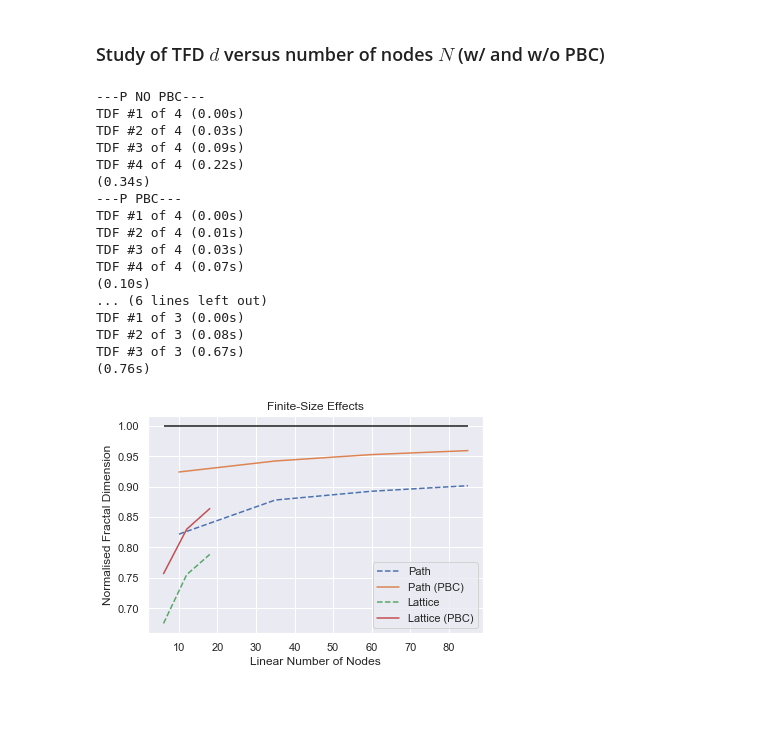
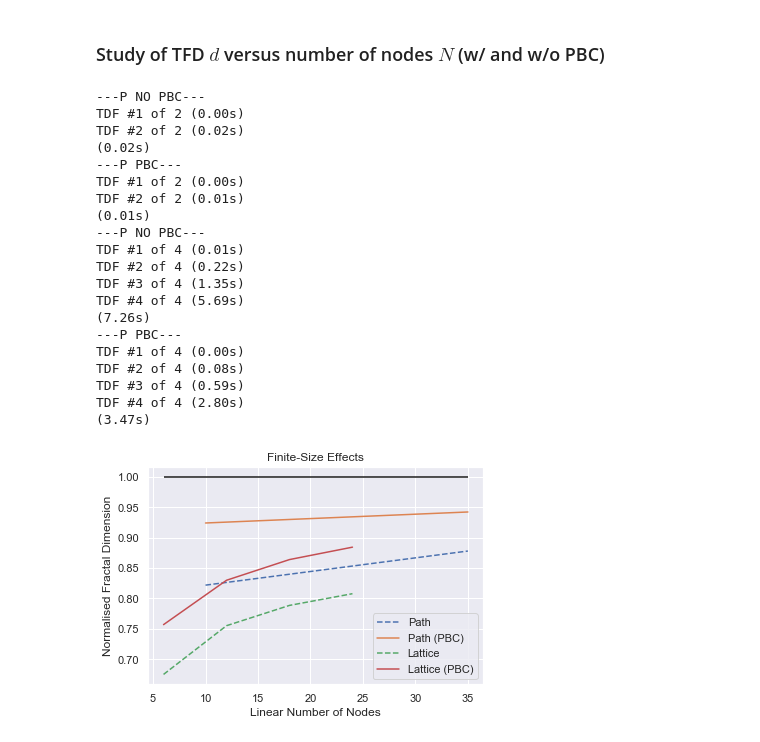
Before and after one commit to florianst/fractaldim_proteininteract, a Jupyter notebook: ipynb/Scaling.ipynb, the cells around one changed output. Drawn from its saved outputs; the diff is of its cells as text; code cells hidden in the pictures; blank space fills up the shorter version.

Commit message:
more plots

```diff
--- a/ipynb/Scaling.ipynb
+++ b/ipynb/Scaling.ipynb
@@ -40,43 +40,46 @@ def d_vs_N(graph_builder, Nmin=10, Nmax=100, Nstep=5, PBC=False):
     return N, d
 # %%
 print("---P NO PBC---")
-Np, dp_nopbc = d_vs_N(graphs.build_path_graph, Nmin=10, Nmax=100, Nstep=25, PBC=False)
+Np, dp_nopbc = d_vs_N(graphs.build_path_graph, Nmin=10, Nmax=50, Nstep=25, PBC=False)
 print("---P PBC---")
-Np, dp_pbc = d_vs_N(graphs.build_path_graph,  Nmin=10, Nmax=100, Nstep=25, PBC=True)
+Np, dp_pbc = d_vs_N(graphs.build_path_graph,  Nmin=10, Nmax=50, Nstep=25, PBC=True)
 
 print("---P NO PBC---")
-Nl, dl_nopbc = d_vs_N(graphs.build_lattice_graph, Nmin=6, Nmax=20, Nstep=6, PBC=False)
+Nl, dl_nopbc = d_vs_N(graphs.build_lattice_graph, Nmin=6, Nmax=30, Nstep=6, PBC=False)
 print("---P PBC---")
-Nl, dl_pbc = d_vs_N(graphs.build_lattice_graph, Nmin=6, Nmax=20, Nstep=6, PBC=True)
+Nl, dl_pbc = d_vs_N(graphs.build_lattice_graph, Nmin=6, Nmax=30, Nstep=6, PBC=True)
 
 plt.figure()
 plt.plot(Np, dp_nopbc / 1, "--", label="Path")
 plt.plot(Np, dp_pbc / 1, "-", label="Path (PBC)")
 plt.plot(Nl, dl_nopbc / 2, "--", label="Lattice")
 plt.plot(Nl, dl_pbc / 2, "-", label="Lattice (PBC)")
 plt.hlines(1, min(Np[0],Nl[0]), max(Np[-1],Nl[-1]))
 plt.legend()
 plt.title("Finite-Size Effects")
 plt.xlabel("Linear Number of Nodes")
 plt.ylabel("Normalised Fractal Dimension")
 plt.savefig("fse_path.pdf")
 plt.show()
 # %% [output]
 ---P NO PBC---
-TDF #1 of 4 (0.00s)
-TDF #2 of 4 (0.03s)
-TDF #3 of 4 (0.09s)
-TDF #4 of 4 (0.22s)
-(0.34s)
+TDF #1 of 2 (0.00s)
+TDF #2 of 2 (0.02s)
+(0.02s)
+---P PBC---
+TDF #1 of 2 (0.00s)
+TDF #2 of 2 (0.01s)
+(0.01s)
+---P NO PBC---
+TDF #1 of 4 (0.01s)
+TDF #2 of 4 (0.22s)
+TDF #3 of 4 (1.35s)
+TDF #4 of 4 (5.69s)
+(7.26s)
 ---P PBC---
 TDF #1 of 4 (0.00s)
-TDF #2 of 4 (0.01s)
-TDF #3 of 4 (0.03s)
-TDF #4 of 4 (0.07s)
-(0.10s)
-... (6 lines left out)
-TDF #1 of 3 (0.00s)
-TDF #2 of 3 (0.08s)
-TDF #3 of 3 (0.67s)
-(0.76s)
+TDF #2 of 4 (0.08s)
+TDF #3 of 4 (0.59s)
+TDF #4 of 4 (2.80s)
+(3.47s)
-[figure, old version]
+[figure, new version]
```
Also changed, not shown: parts of 1 cell of this notebook, 2 other files.
